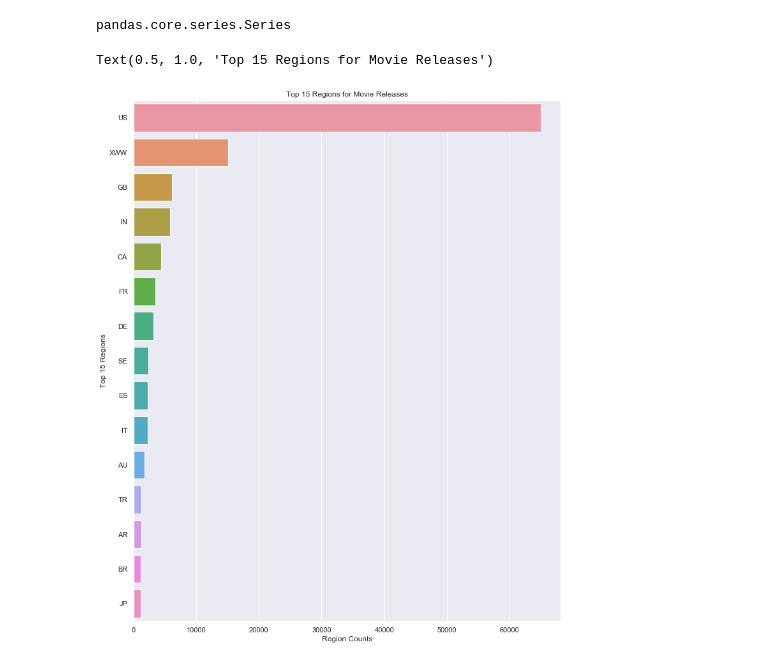
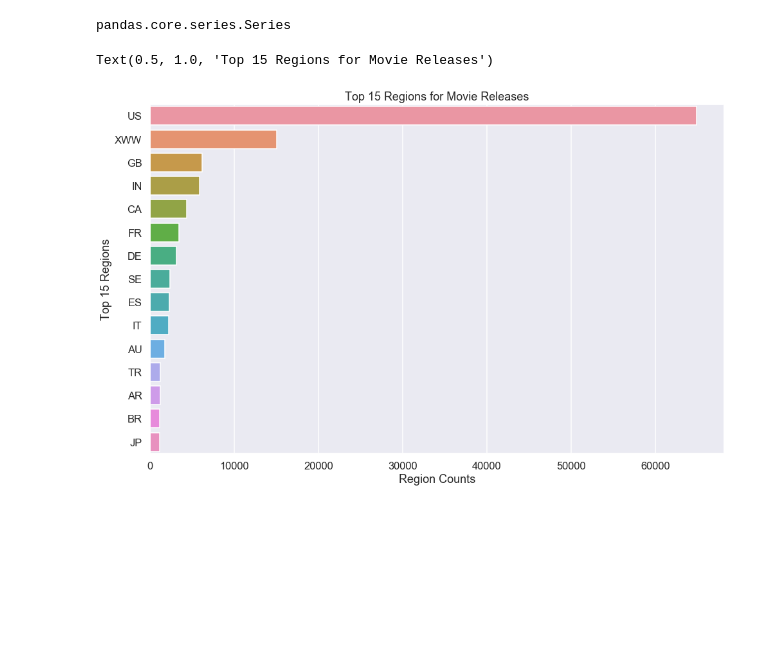
Before and after one commit to EricaSG/dsc-mod-1-project-v2-1-onl01-dtsc-ft-041320, a Jupyter notebook: student.ipynb, the cells around one changed output. Cells and saved outputs as stored; diff of their text form; code cells hidden in the pictures; blank space fills up the shorter version.

```diff
--- a/student.ipynb
+++ b/student.ipynb
@@ -786,6 +786,8 @@ Text(0.5, 1.0, 'Movie Runtimes vs. Average Viewer Ratings')
 [figure]
 # %%
 #Try Log Transformation Plot
+plt.figure(figsize=(16,7))
+sns.set_context('talk')
 sns.jointplot(x= 'time', y= 'averagerating', data= imdb_ratings_basics_df, kind='hex').set_axis_labels('Movie Runtimes (in minutes)', 'Average Rating')
 plt.title('Movie Runtimes vs. Average Viewer Ratings')
 # %% [output]
@@ -880,10 +901,12 @@ JP      1126
 Name: region, dtype: int64
 pandas.core.series.Series
 # %%
+plt.figure(figsize=(16,10))
+sns.set_context('talk')
 sns.barplot(top15.values, top15.index)
 plt.ylabel('Top 15 Regions')
 plt.xlabel('Region Counts')
 plt.title('Top 15 Regions for Movie Releases')
 # %% [output]
 Text(0.5, 1.0, 'Top 15 Regions for Movie Releases')
-[figure, old version]
+[figure, new version]
```
Also changed, not shown: parts of 5 cells of this notebook.
